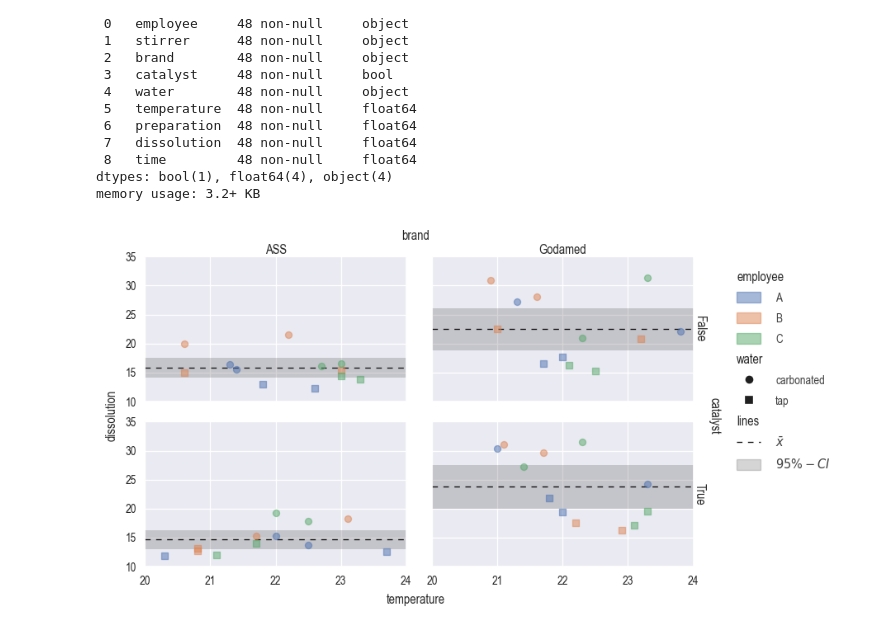
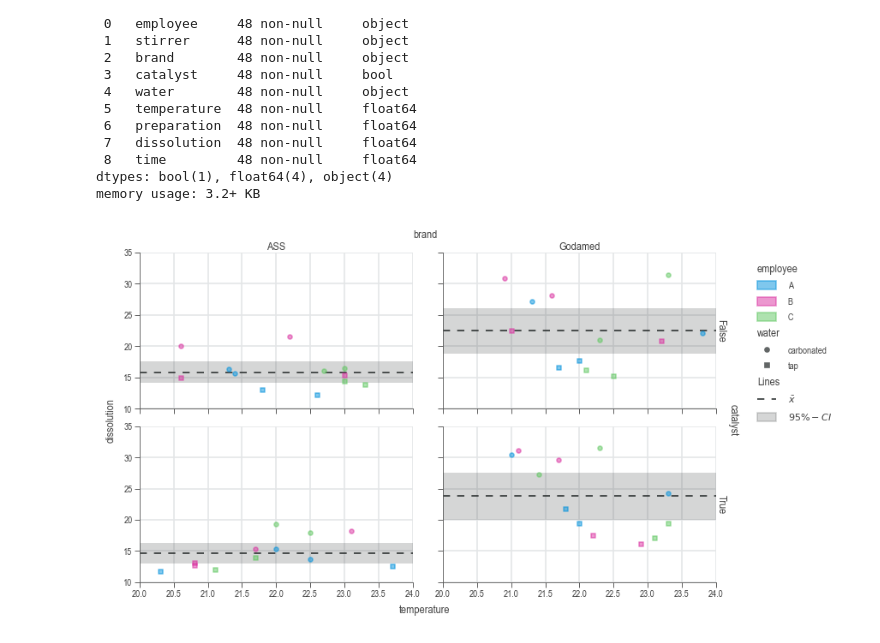
Before and after one commit to j4ggr/DaSPi, a Jupyter notebook: notebooks/doc-content_process-improvement.ipynb, the cells around one changed output. Cells and saved outputs as stored; diff of their text form; code cells hidden in the pictures.

```diff
--- a/notebooks/doc-content_process-improvement.ipynb
+++ b/notebooks/doc-content_process-improvement.ipynb
@@ -25,27 +25,27 @@ Data columns (total 9 columns):
 dtypes: bool(1), float64(4), object(4)
 memory usage: 3.2+ KB
 # %%
-dsp.style.use('seaborn')
+# dsp.style.use('seaborn')
 chart = dsp.MultivariateChart(
         source=df,
         target='dissolution',
         feature='temperature',
         hue='employee',
         shape='water',
         col='brand',
         row='catalyst',
         stretch_figsize=False
     ).plot(
         dsp.Scatter
     ).stripes(
         mean=True,
         confidence=0.95
     ).label(
         feature_label=True,
         target_label=True
     )
 # %% [output]
-[figure, old version]
+[figure, new version]
 # %%
 ALPHA = 0.05
 model = dsp.LinearModel(
```
Also changed, not shown: parts of 4 cells of this notebook, 2 other files.
